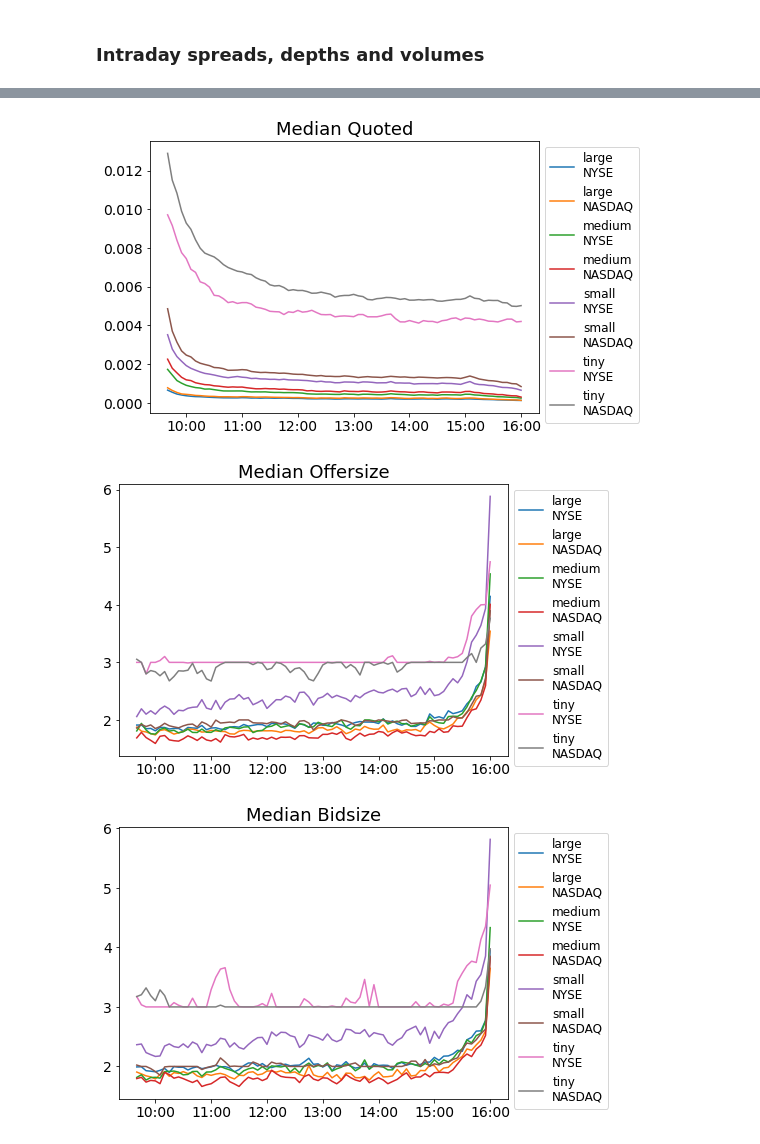
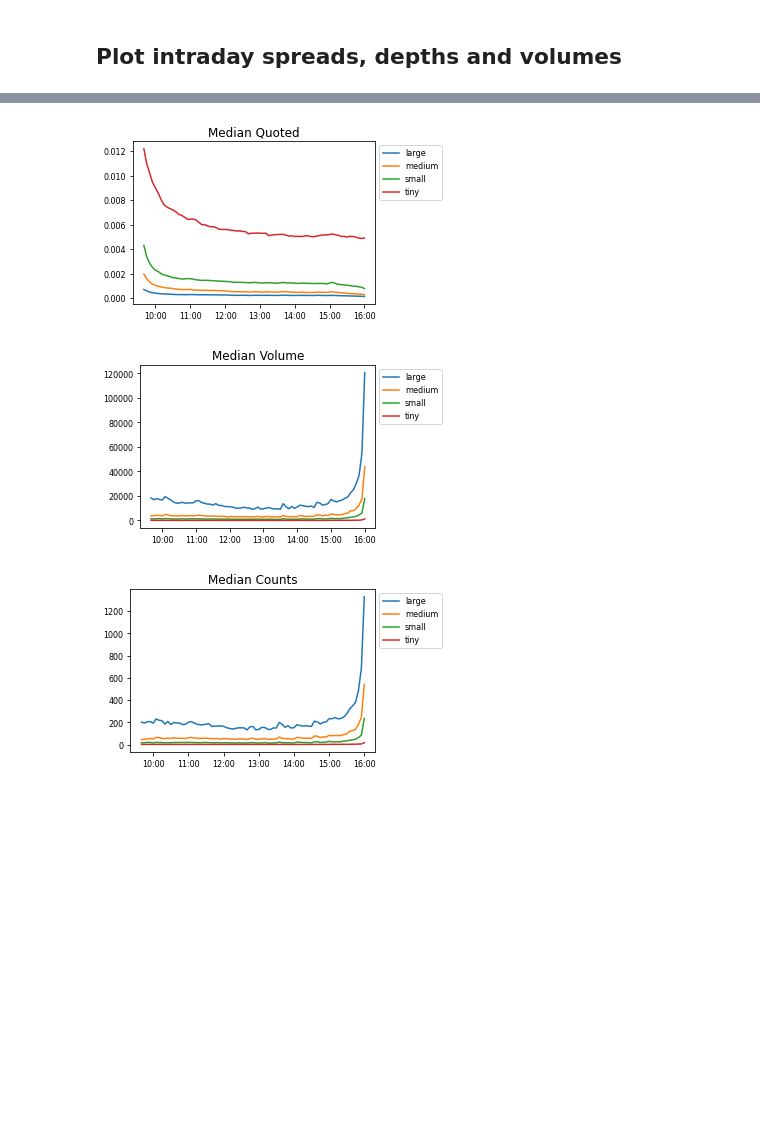
Before and after one commit to terence-lim/data-science-notebooks, a Jupyter notebook: market_microstructure.ipynb, the cells around one changed output, grey strips where cells are left out. Saved outputs shown, nothing was run; the diff lists cells and outputs as text; code cells hidden in the pictures; blank space fills up the shorter version.

```diff
--- a/market_microstructure.ipynb
+++ b/market_microstructure.ipynb
@@ -166,3 +48,0 @@ bins_df = {k: DataFrame(bins[k]) for k in bins.keys()}
-# %%
-from settings import pickle_load
-daily_df = pickle_load('tick.daily')
@@ -233,14 +270 @@ row_formatted(DataFrame(results).T, formatter)
-# %%
-def plot_helper(result, xticks, keys, legend, xlabel, title, num=1):
-    fig, ax = plt.subplots(num=num, clear=True, figsize=(8,5))
-    result.plot(kind='bar', fontsize=14, rot=0, width=0.8, xlabel='', ax=ax)
-    ax.set_xticklabels(xticks, fontsize=14)
-    ax.legend(keys, loc='upper left', bbox_to_anchor=(1.0, 1.0),
-              fontsize=11, title=legend, title_fontsize=14)
-    ax.set_xlabel(xlabel, fontsize=14)
-    ax.set_title(title, fontsize=16)
-    plt.subplots_adjust(right=0.85)
-    return ax
-xticks = [f"{v}{u}" for v, u in intervals]
-keys = [a + '\n' + b for a,b in g.indices.keys()]
 # %% [markdown]
@@ -301,26 +403,31 @@ plt.savefig(os.path.join(logdir, 'qstd.jpg'))
 # %% [markdown]
-### Intraday spreads, depths and volumes
+## Plot intraday spreads, depths and volumes
 # %%
 keys = ['effective', 'realized', 'impact', 'quoted',
-        'offersize', 'bidsize', 'counts', 'volume']
-
+        'volume', 'counts', 'offersize', 'bidsize']
 for num, key in enumerate(keys):
     df = bins_df[key].drop(columns=['Round_Lot', 'Symbol'])
     df.index = list(zip(df['permno'], df['date']))
 
-    # Group by market cap and exchange
-    df['Size'] = pd.cut(df['decile'], [0, 3.5, 6.5, 9.5, 11],
+    # Group by market cap
+    df['Size'] = pd.cut(df['decile'],
+                        [0, 3.5, 6.5, 9.5, 11],
                         labels=['large', 'medium', 'small', 'tiny'])
-    df['Exchange'] = pd.cut(df['exchcd'], [0, 2.5, 4],
-                            labels=['NYSE','NASDAQ'])
     df = df.drop(columns=['date', 'permno', 'decile', 'exchcd', 'siccd'])\
-           .dropna().groupby(['Size', 'Exchange']).median().T
-    fig, ax = plt.subplots(1, 1, num=num+1, clear=True, figsize=(8,5))
-    plot_time(df.iloc[1:], title='Median '+key.capitalize(), ax=ax,
-              fontsize=14, loc='upper center', legend1=None)
-    ax.legend([a + '\n' + b for a,b in df.columns],
+           .dropna()\
+           .groupby(['Size'])\
+           .median().T
+    fig, ax = plt.subplots(1, 1, num=num+1, clear=True, figsize=(5, 3))
+    plot_time(df.iloc[1:],
+              title='Median ' + key.capitalize(),
+              ax=ax,
+              fontsize=8,
+              loc='upper center',
+              legend1=None)
+    ax.legend(df.columns,
               loc='upper left', bbox_to_anchor=(1.0, 1.0),
-              fontsize=12)
+              fontsize=8)
     plt.subplots_adjust(right=0.8)
-    plt.savefig(os.path.join(logdir, key + '.jpg'))
+    plt.tight_layout()
+    plt.savefig(imgdir / (key + '.jpg'))
 # %% [output]
@@ -330,3 +437,3 @@ for num, key in enumerate(keys):
-[figure, old version]
+[figure, new version]
-[figure, old version]
+[figure, new version]
-[figure, old version]
+[figure, new version]
```
Also changed, not shown: parts of 26 cells of this notebook.
